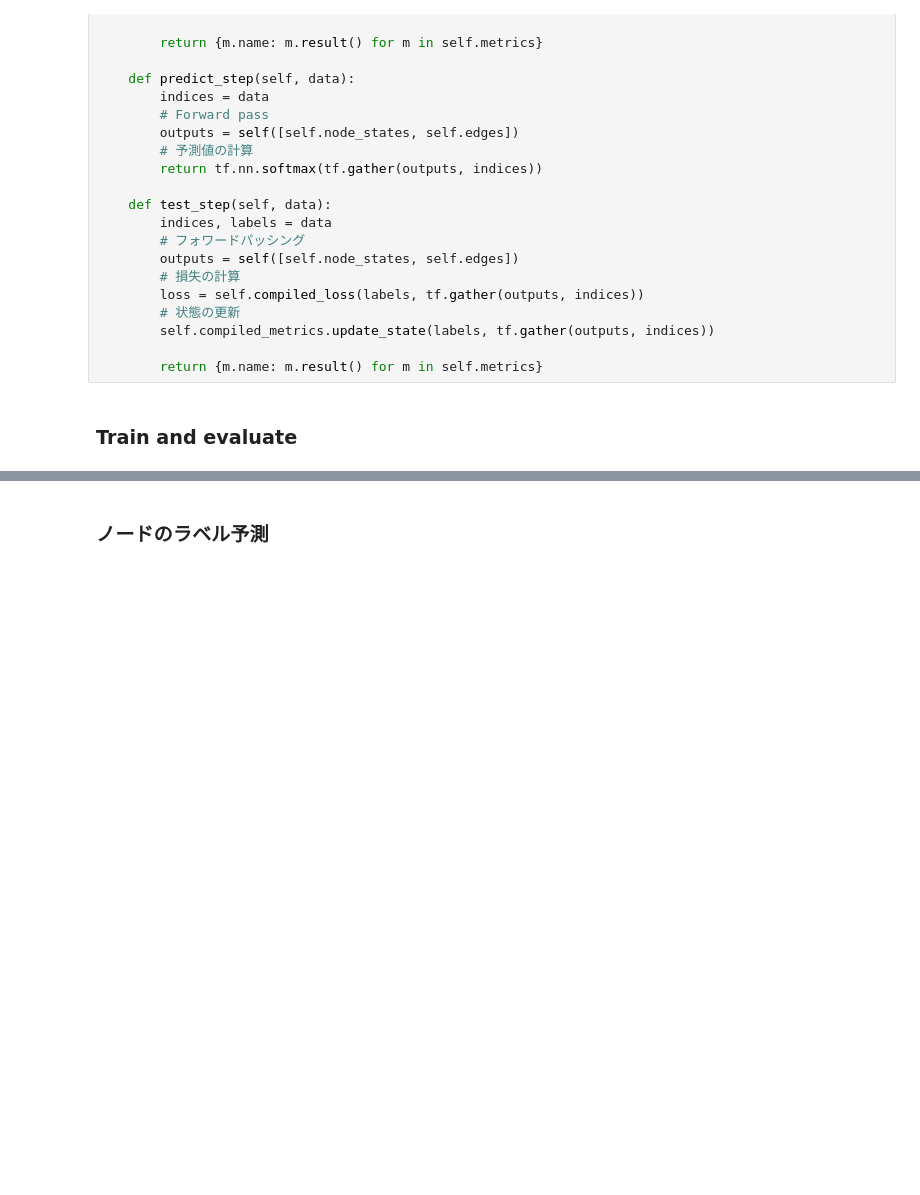
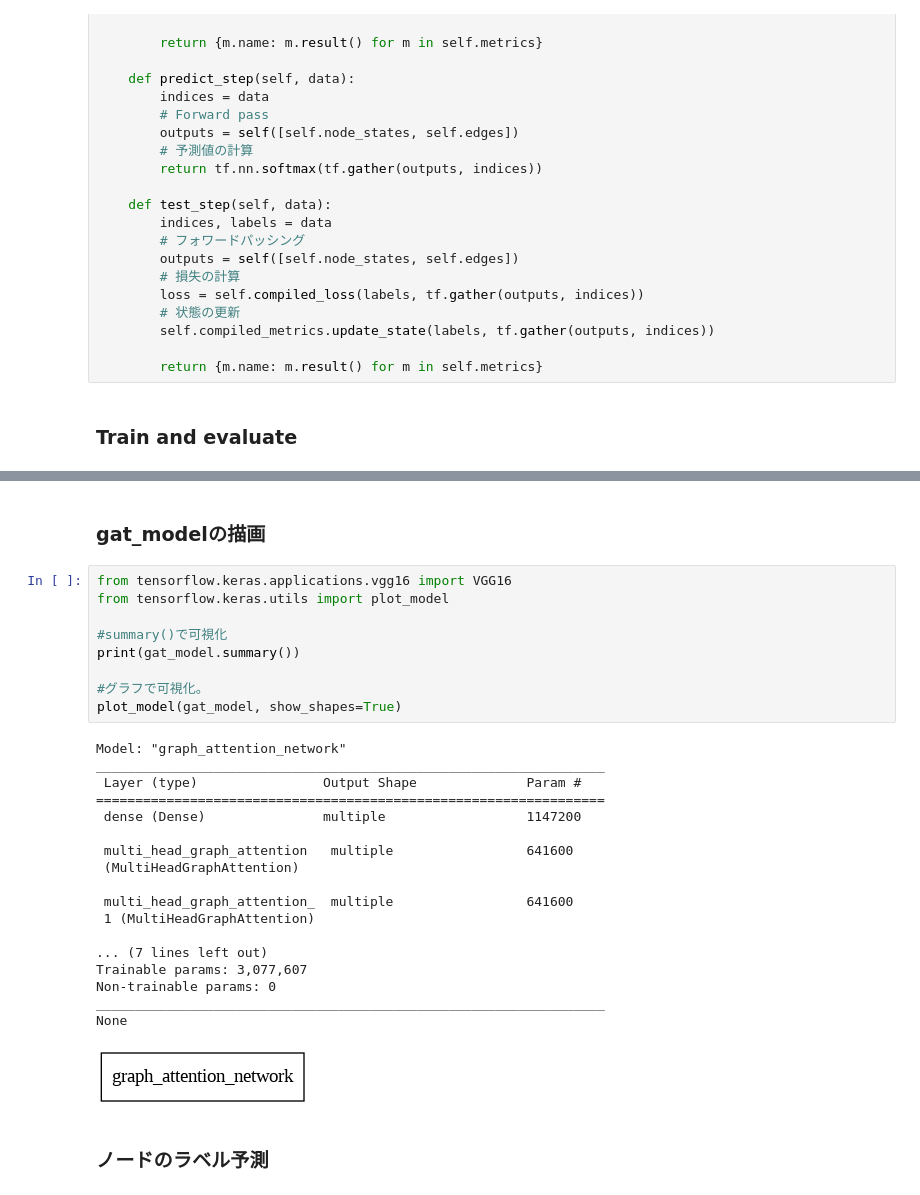
Before and after one commit to L40S38/GAT_practice, a Jupyter notebook: gat_node_classification_ja.ipynb, the cells around one changed output, grey strips where cells are left out. Saved outputs shown, nothing was run; the diff lists cells and outputs as text; blank space fills up the shorter version.

```diff
--- a/gat_node_classification_ja.ipynb
+++ b/gat_node_classification_ja.ipynb
@@ -500,3 +511,33 @@ Test Accuracy 78.7%
+# %% [markdown]
+### gat_modelの描画
+# %%
+from tensorflow.keras.applications.vgg16 import VGG16
+from tensorflow.keras.utils import plot_model
+
+#summary()で可視化
+print(gat_model.summary())
+
+#グラフで可視化。
+plot_model(gat_model, show_shapes=True)
+# %% [output]
+Model: "graph_attention_network"
+_________________________________________________________________
+ Layer (type)                Output Shape              Param #
+=================================================================
+ dense (Dense)               multiple                  1147200
+
+ multi_head_graph_attention   multiple                 641600
+ (MultiHeadGraphAttention)
+
+ multi_head_graph_attention_  multiple                 641600
+ 1 (MultiHeadGraphAttention)
+
+... (7 lines left out)
+Trainable params: 3,077,607
+Non-trainable params: 0
+_________________________________________________________________
+None
+[figure, added]
 # %% [markdown]
 ### ノードのラベル予測
 # %%
```
Also changed, not shown: parts of 5 cells of this notebook.
